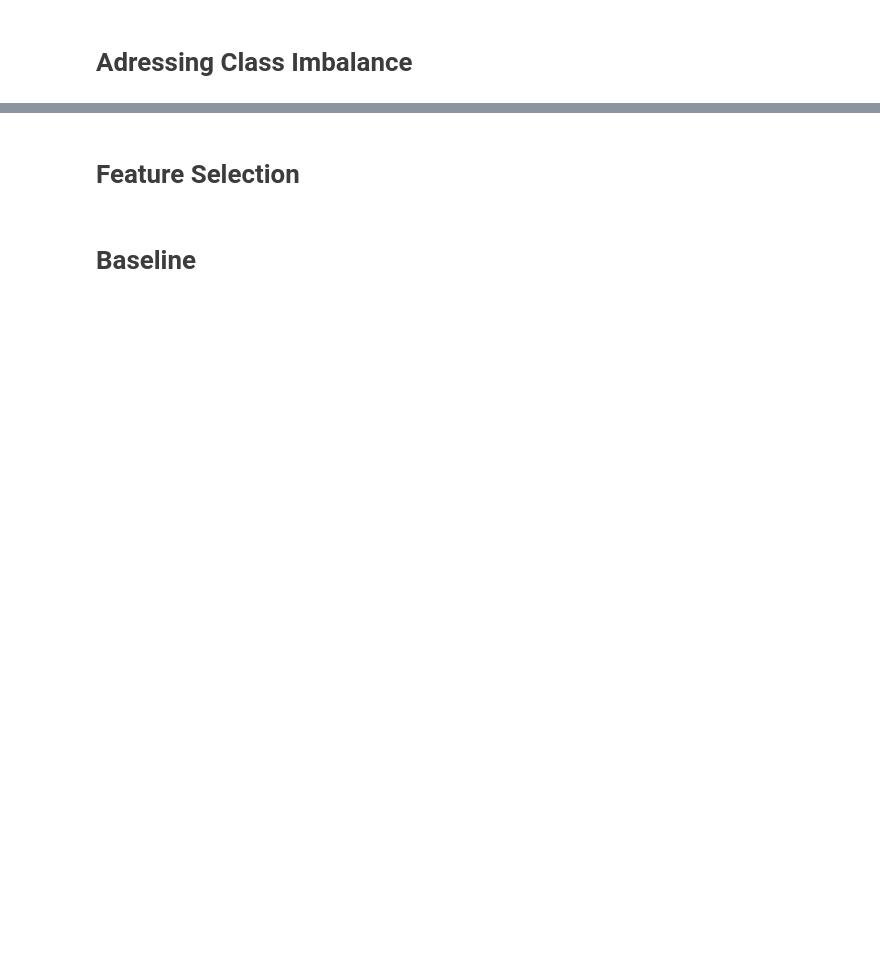
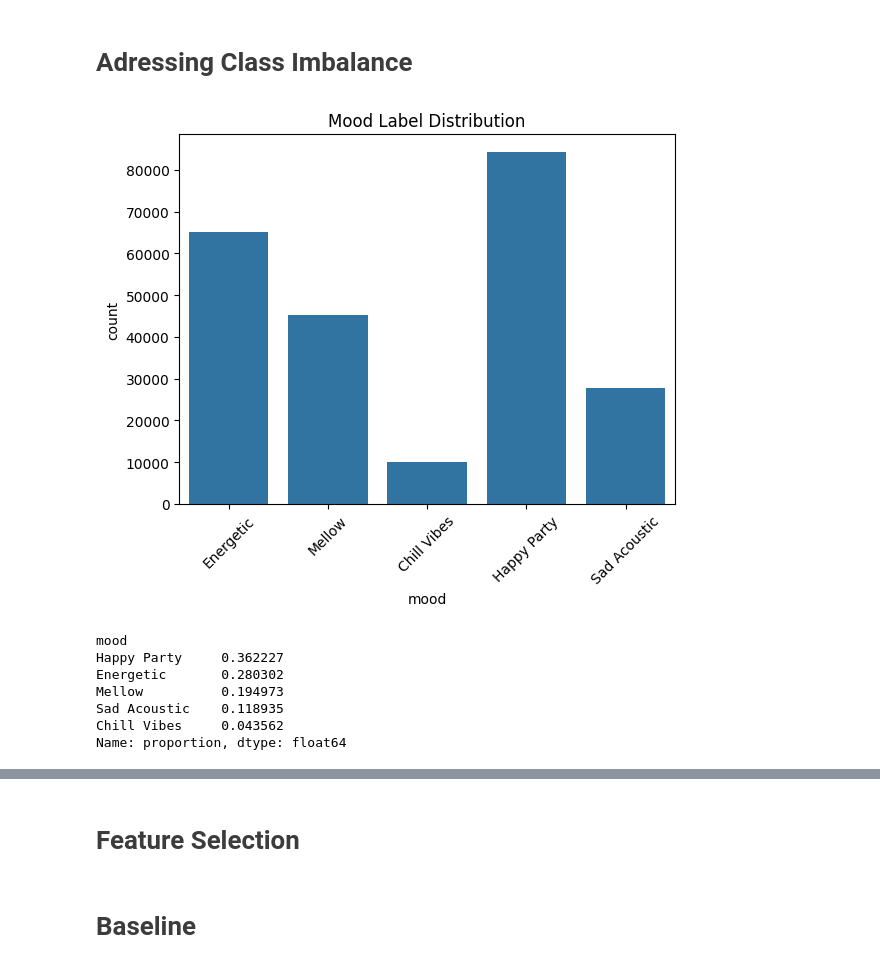
Before and after one commit to cayetana-h/Moodify, a Jupyter notebook: project.ipynb, the cells around one changed output, grey strips where cells are left out. Cells and saved outputs as stored; diff of their text form; code cells hidden in the pictures; blank space fills up the shorter version.

```diff
--- a/project.ipynb
+++ b/project.ipynb
@@ -598,2 +600,23 @@ plt.show()
 # %% [markdown]
 # <font color='#3c3c3c'>Adressing Class Imbalance</font>
+# %%
+import seaborn as sns
+import matplotlib.pyplot as plt
+
+# Count plot
+sns.countplot(x=df['mood'])
+plt.title("Mood Label Distribution")
+plt.xticks(rotation=45)
+plt.show()
+
+# Or print counts
+print(df['mood'].value_counts(normalize=True))
+# %% [output]
+[figure, added]
+mood
+Happy Party     0.362227
+Energetic       0.280302
+Mellow          0.194973
+Sad Acoustic    0.118935
+Chill Vibes     0.043562
+Name: proportion, dtype: float64
```
Also changed, not shown: parts of 6 cells of this notebook.
